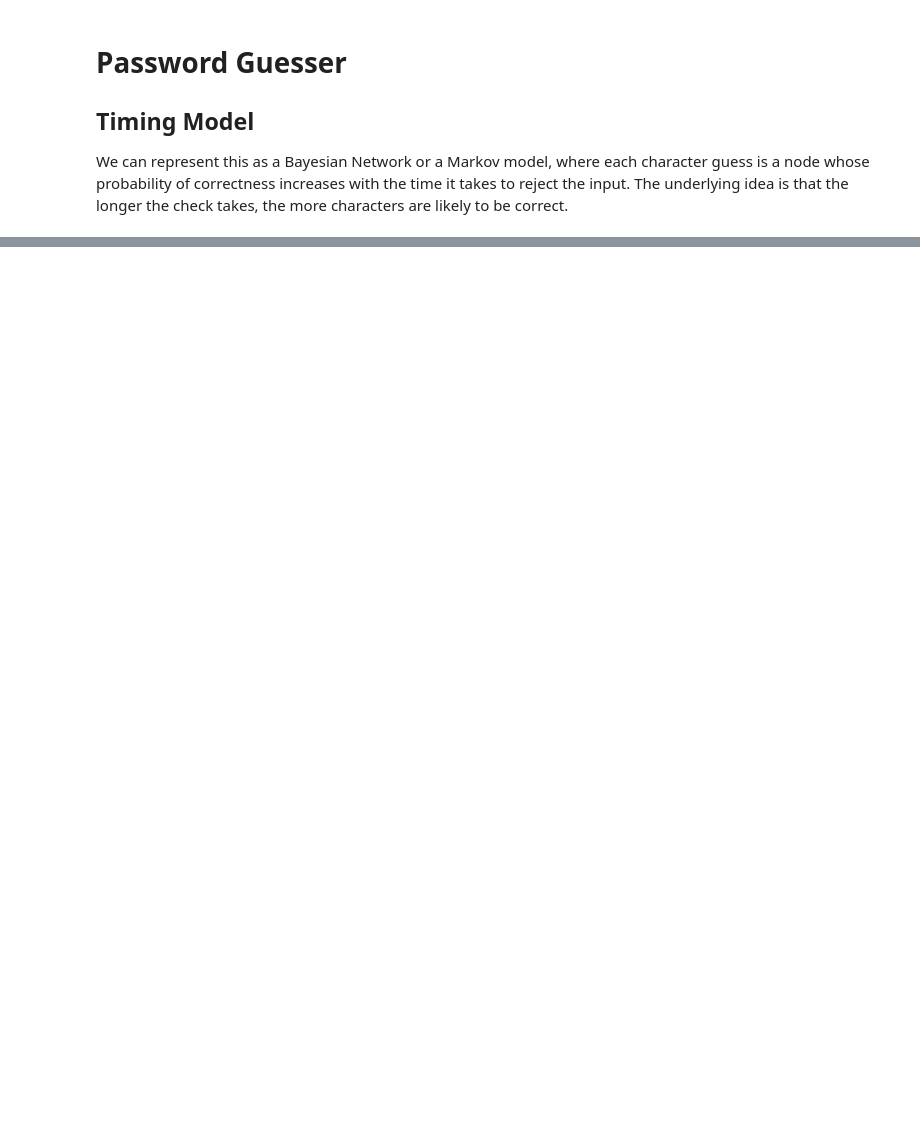
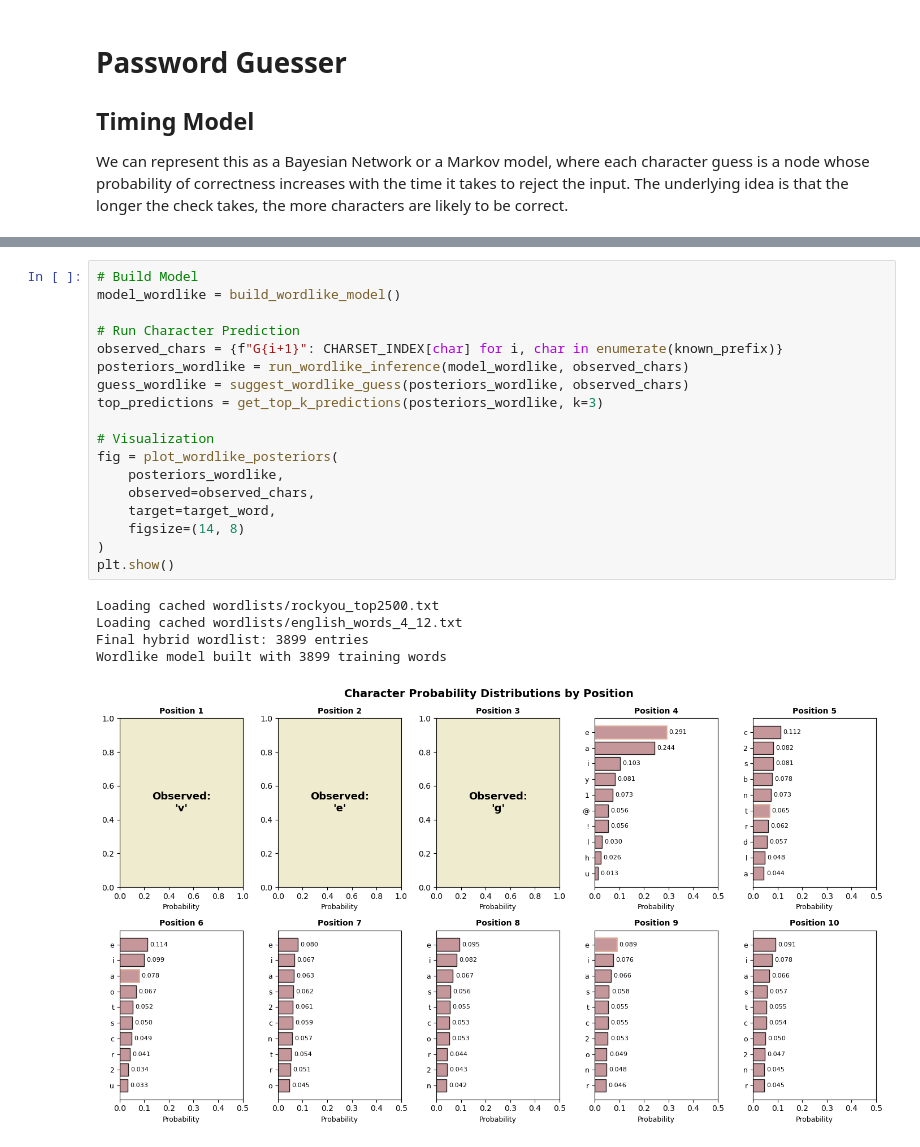
Before and after one commit to ek976/cybersecurity_pgm, a Jupyter notebook: hacking_examples_with_pgm.ipynb, the cells around one changed output, grey strips where cells are left out. Cells and saved outputs as stored; diff of their text form; blank space fills up the shorter version.

```diff
--- a/hacking_examples_with_pgm.ipynb
+++ b/hacking_examples_with_pgm.ipynb
@@ -885,0 +171,24 @@ Hybrid accuracy: 6/7 = 85.71%
+# %%
+# Build Model
+model_wordlike = build_wordlike_model()
+
+# Run Character Prediction
+observed_chars = {f"G{i+1}": CHARSET_INDEX[char] for i, char in enumerate(known_prefix)}
+posteriors_wordlike = run_wordlike_inference(model_wordlike, observed_chars)
+guess_wordlike = suggest_wordlike_guess(posteriors_wordlike, observed_chars)
+top_predictions = get_top_k_predictions(posteriors_wordlike, k=3)
+
+# Visualization
+fig = plot_wordlike_posteriors(
+    posteriors_wordlike,
+    observed=observed_chars,
+    target=target_word,
+    figsize=(14, 8)
+)
+plt.show()
+# %% [output]
+Loading cached wordlists/rockyou_top2500.txt
+Loading cached wordlists/english_words_4_12.txt
+Final hybrid wordlist: 3899 entries
+Wordlike model built with 3899 training words
+[figure, added]
```
Also changed, not shown: parts of 49 cells of this notebook, 28 other files.
